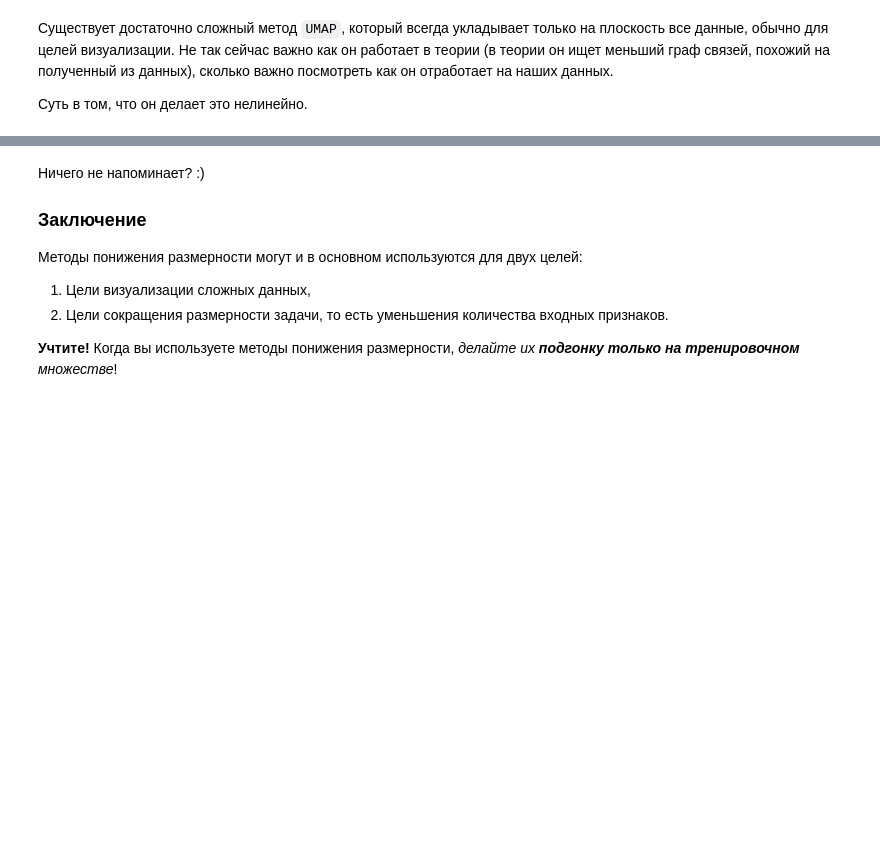
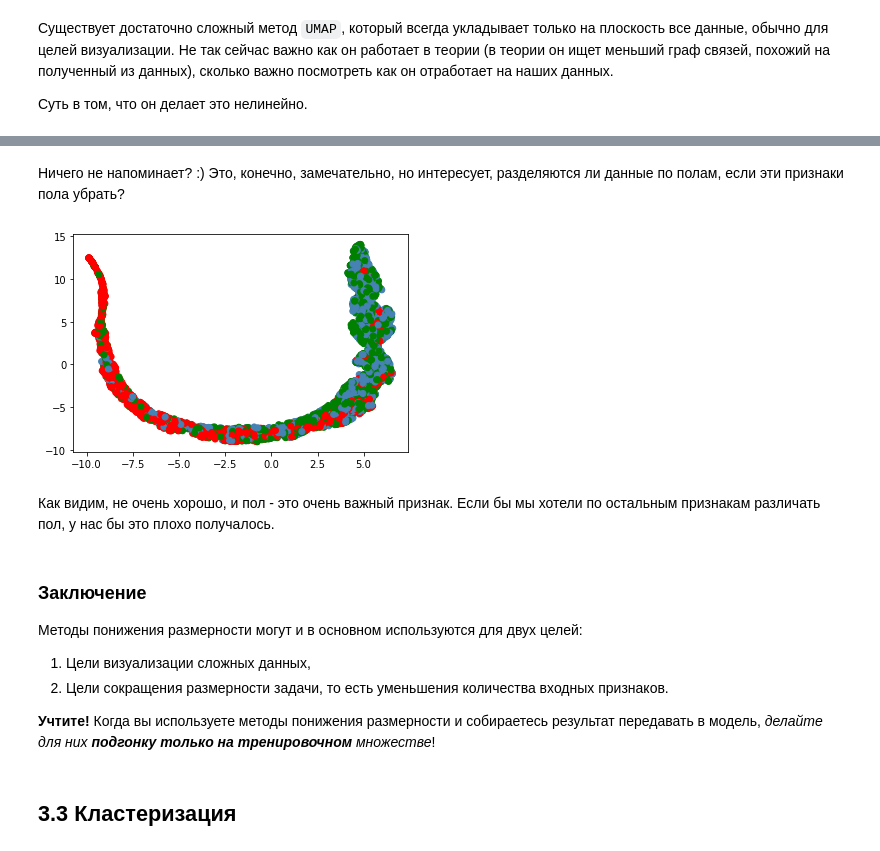
Before and after one commit to timeseries-ru/course, a Jupyter notebook: day_3.ipynb, the cells around one changed output, grey strips where cells are left out. Cells and saved outputs as stored; diff of their text form; code cells hidden in the pictures; blank space fills up the shorter version.

```diff
--- a/day_3.ipynb
+++ b/day_3.ipynb
@@ -263,9 +268,18 @@ plt.scatter(transformed[:, 0], transformed[:, 1], c=colors);
+# %% [markdown]
+Ничего не напоминает? :) Это, конечно, замечательно, но интересует, разделяются ли данные по полам, если эти признаки пола убрать?
+# %%
+transformed = UMAP().fit_transform(dataset[features[3:]])
+plt.scatter(transformed[:, 0], transformed[:, 1], c=colors);
+# %% [output]
+[figure, added]
+# %% [markdown]
+Как видим, не очень хорошо, и пол - это очень важный признак. Если бы мы хотели по остальным признакам различать пол, у нас бы это плохо получалось.
 # %% [markdown]
-Ничего не напоминает? :)
-
 ### Заключение
 Методы понижения размерности могут и в основном используются для двух целей:
 1. Цели визуализации сложных данных,
 2. Цели сокращения размерности задачи, то есть уменьшения количества входных признаков.
 
-**Учтите!** Когда вы используете методы понижения размерности, *делайте их **подгонку только на тренировочном** множестве*!
+**Учтите!** Когда вы используете методы понижения размерности и собираетесь результат передавать в модель, *делайте для них **подгонку только на тренировочном** множестве*!
+# %% [markdown]
+## 3.3 Кластеризация
```
Also changed, not shown: parts of 5 cells of this notebook.
